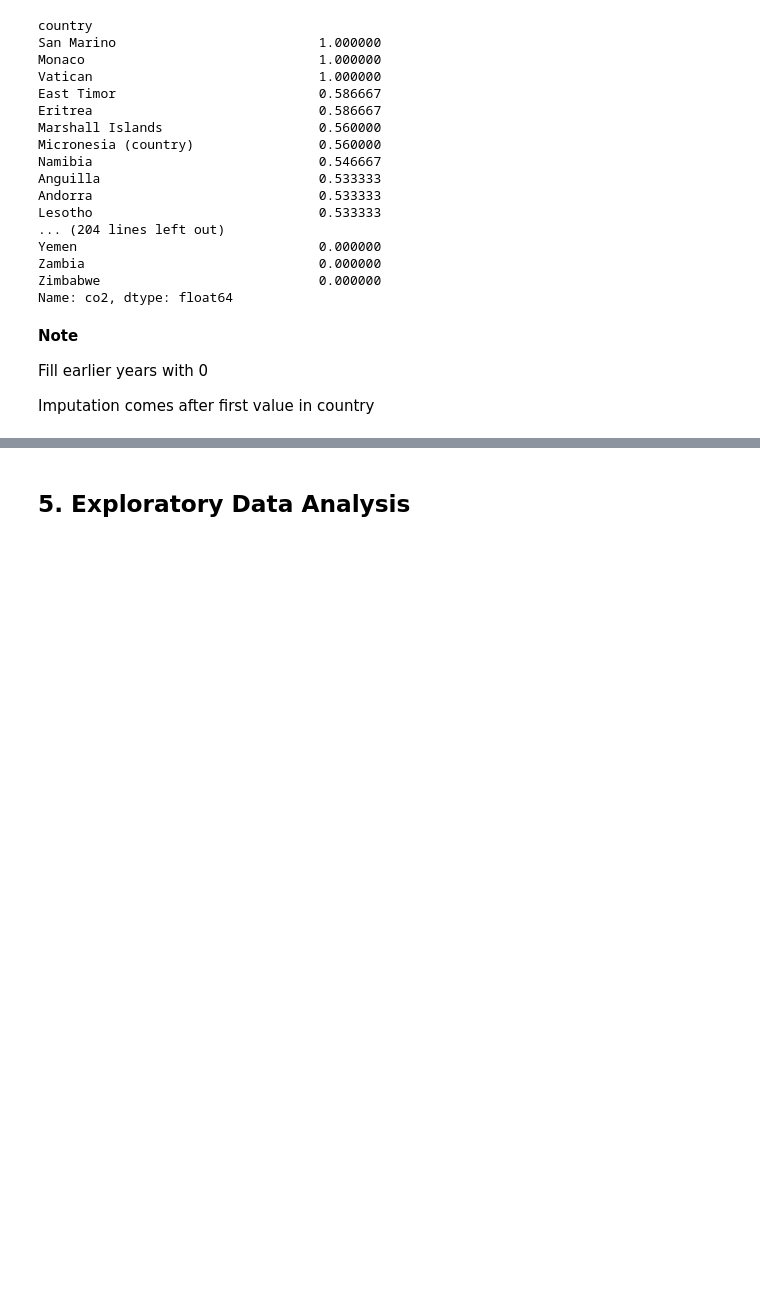
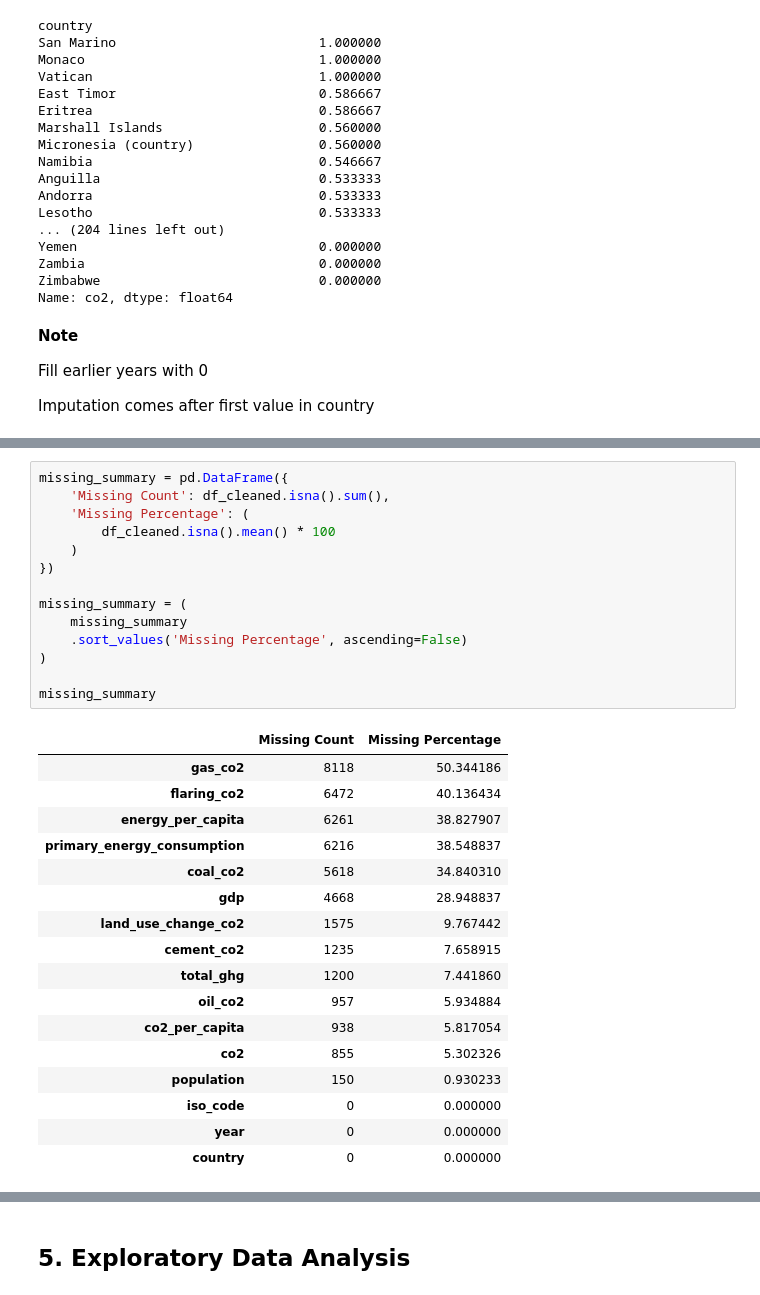
Before and after one commit to chepchiengemmans/Data_nerds_emissions_project, a Jupyter notebook: forecast_cleaning.ipynb, the cells around one changed output, grey strips where cells are left out. Saved outputs shown, nothing was run; the diff lists cells and outputs as text; blank space fills up the shorter version.

```diff
--- a/forecast_cleaning.ipynb
+++ b/forecast_cleaning.ipynb
@@ -397,0 +491,32 @@ Imputation comes after first value in country
+# %%
+missing_summary = pd.DataFrame({
+    'Missing Count': df_cleaned.isna().sum(),
+    'Missing Percentage': (
+        df_cleaned.isna().mean() * 100
+    )
+})
+
+missing_summary = (
+    missing_summary
+    .sort_values('Missing Percentage', ascending=False)
+)
+
+missing_summary
+# %% [output]
+|  | Missing Count | Missing Percentage |
+| gas_co2 | 8118 | 50.344186 |
+| flaring_co2 | 6472 | 40.136434 |
+| energy_per_capita | 6261 | 38.827907 |
+| primary_energy_consumption | 6216 | 38.548837 |
+| coal_co2 | 5618 | 34.840310 |
+| gdp | 4668 | 28.948837 |
+| land_use_change_co2 | 1575 | 9.767442 |
+| cement_co2 | 1235 | 7.658915 |
+| total_ghg | 1200 | 7.441860 |
+| oil_co2 | 957 | 5.934884 |
+| co2_per_capita | 938 | 5.817054 |
+| co2 | 855 | 5.302326 |
+| population | 150 | 0.930233 |
+| iso_code | 0 | 0.000000 |
+| year | 0 | 0.000000 |
+| country | 0 | 0.000000 |
```
Also changed, not shown: parts of 33 cells of this notebook.
